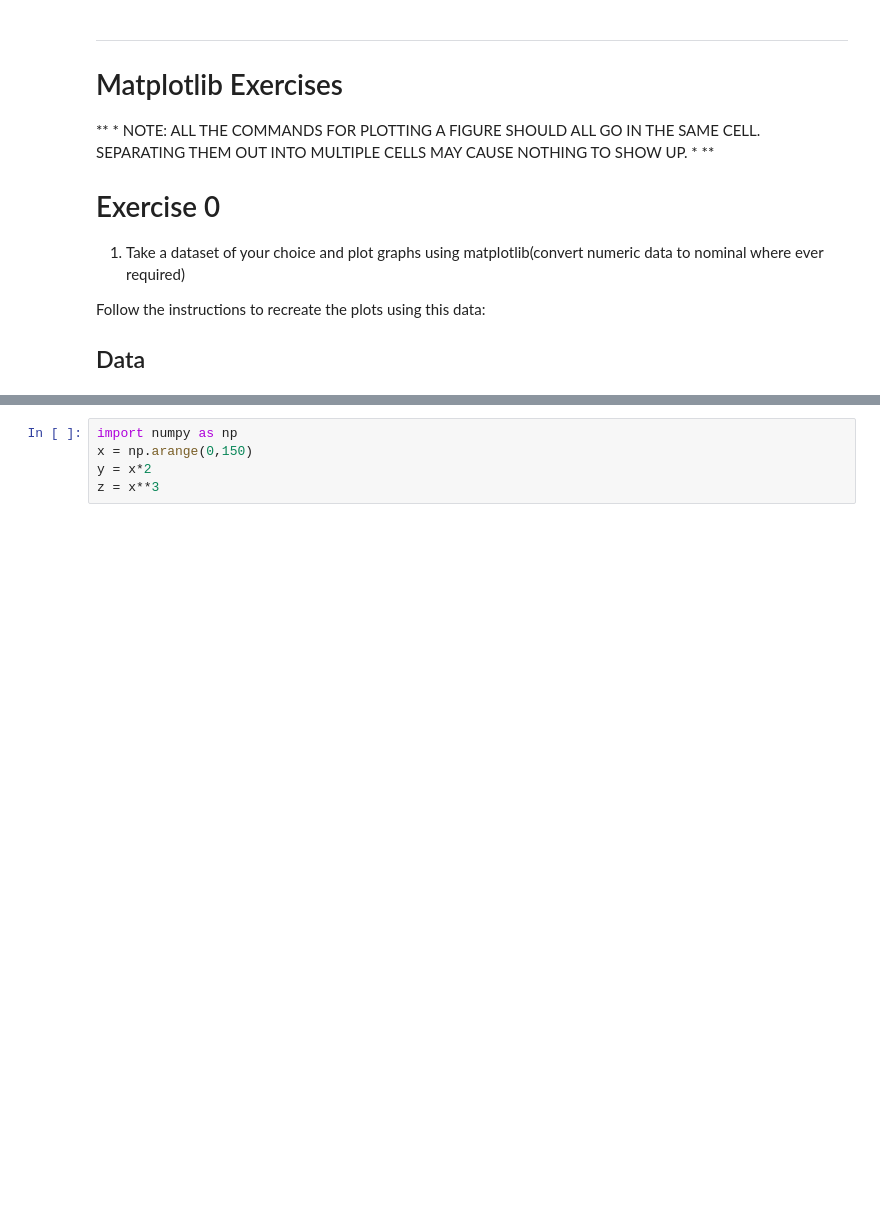
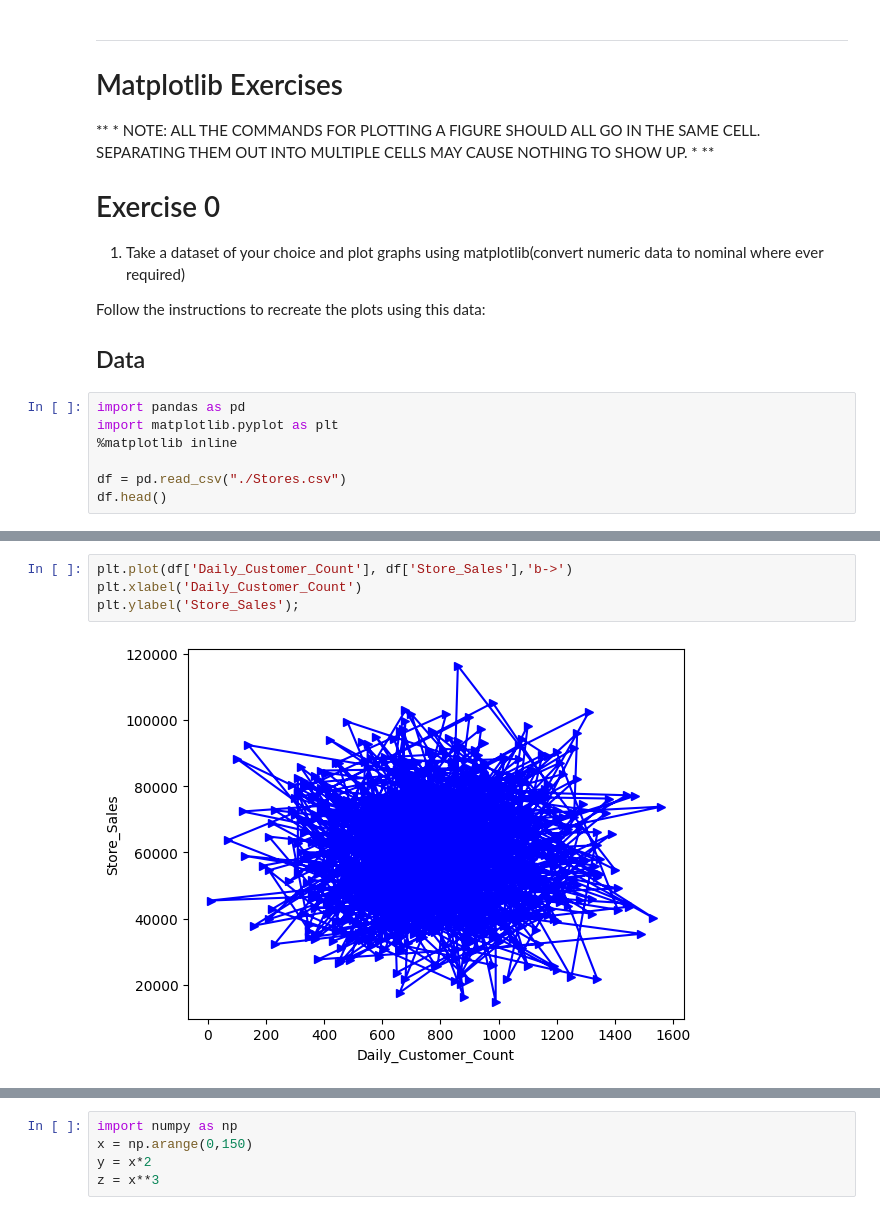
Before and after one commit to Paxyifier/AIML-Practicals, a Jupyter notebook: 19-AIML-Practical-2.3.ipynb, the cells around one changed output, grey strips where cells are left out. Cells and saved outputs as stored; diff of their text form; blank space fills up the shorter version.

```diff
--- a/19-AIML-Practical-2.3.ipynb
+++ b/19-AIML-Practical-2.3.ipynb
@@ -392,3 +444,10 @@ ___
 Follow the instructions to recreate the plots using this data:
 
 ## Data
+# %%
+import pandas as pd
+import matplotlib.pyplot as plt
+%matplotlib inline
+
+df = pd.read_csv("./Stores.csv")
+df.head()
@@ -394,0 +461,6 @@ Follow the instructions to recreate the plots using this data:
+# %%
+plt.plot(df['Daily_Customer_Count'], df['Store_Sales'],'b->')
+plt.xlabel('Daily_Customer_Count')
+plt.ylabel('Store_Sales');
+# %% [output]
+[figure, added]
```
Also changed, not shown: parts of 37 cells of this notebook, 1 other file.
